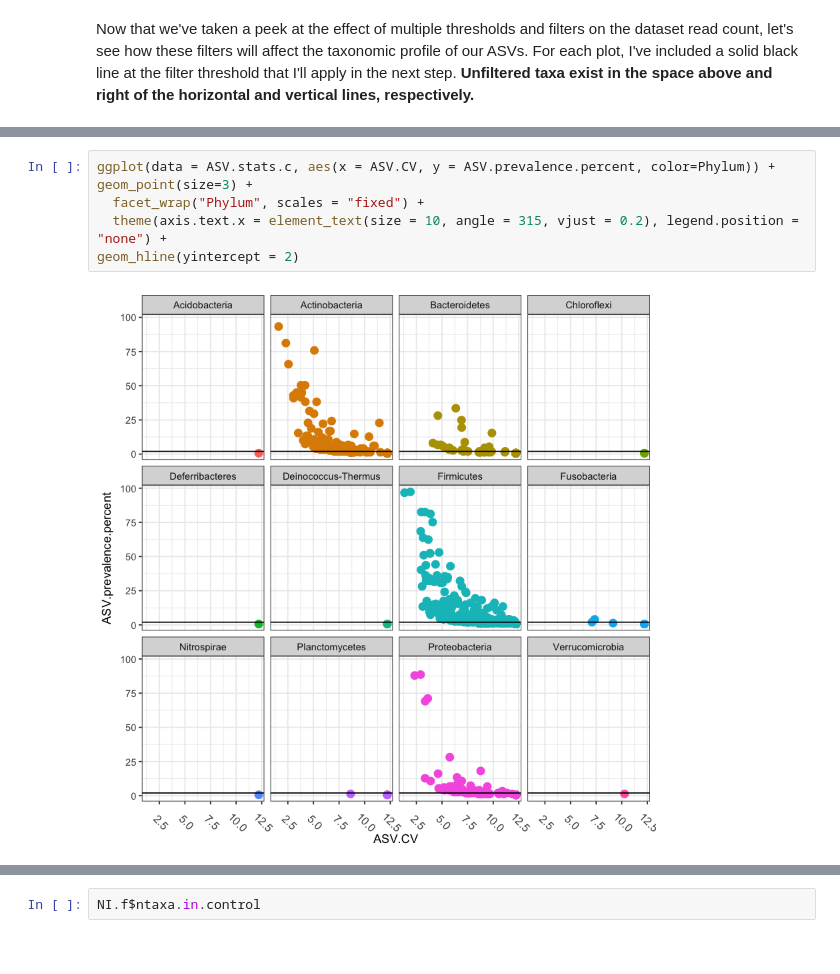
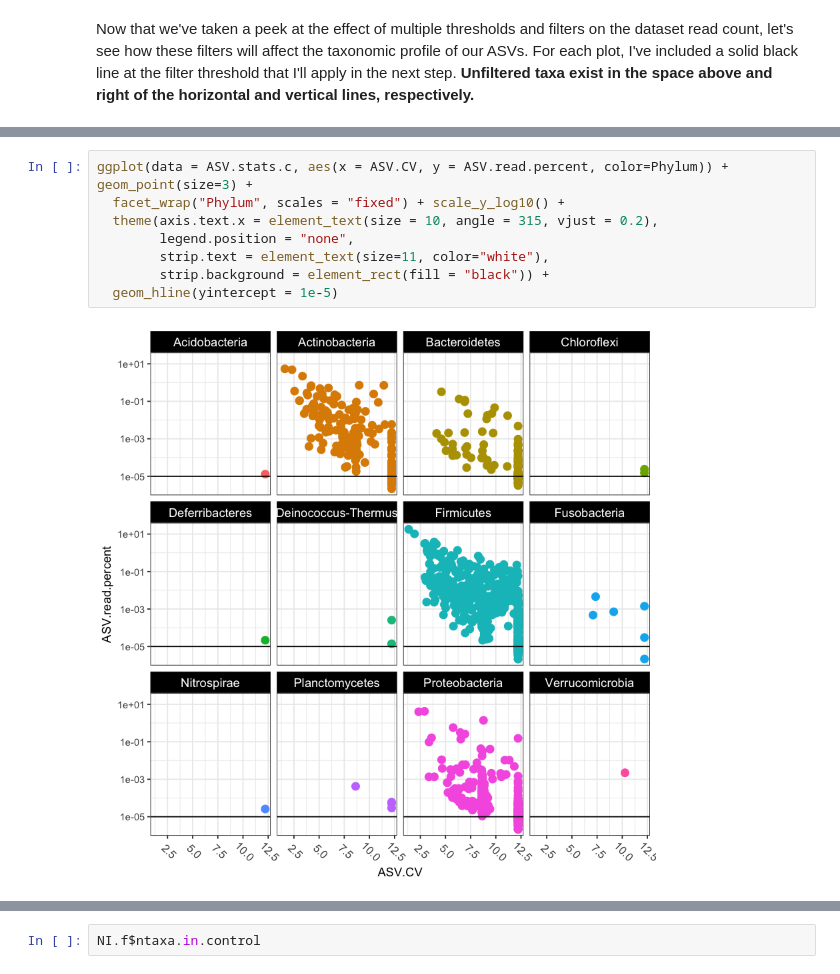
Before and after one commit to itsmisterbrown/microfiltR, a Jupyter notebook: README.ipynb, the cells around one changed output, grey strips where cells are left out. Cells and saved outputs as stored; diff of their text form.

```diff
--- a/README.ipynb
+++ b/README.ipynb
@@ -338,8 +311,11 @@ Now that we've taken a peek at the effect of multiple thresholds and filters on
 # %%
-ggplot(data = ASV.stats.c, aes(x = ASV.CV, y = ASV.prevalence.percent, color=Phylum)) + geom_point(size=3) +
-  facet_wrap("Phylum", scales = "fixed") +
-  theme(axis.text.x = element_text(size = 10, angle = 315, vjust = 0.2), legend.position = "none") +
-geom_hline(yintercept = 2)
+ggplot(data = ASV.stats.c, aes(x = ASV.CV, y = ASV.read.percent, color=Phylum)) + geom_point(size=3) +
+  facet_wrap("Phylum", scales = "fixed") + scale_y_log10() +
+  theme(axis.text.x = element_text(size = 10, angle = 315, vjust = 0.2),
+        legend.position = "none",
+        strip.text = element_text(size=11, color="white"),
+        strip.background = element_rect(fill = "black")) +
+  geom_hline(yintercept = 1e-5)
 # %% [output]
-[figure, old version]
+[figure, new version]
 # %%
```
Also changed, not shown: parts of 31 cells of this notebook.
